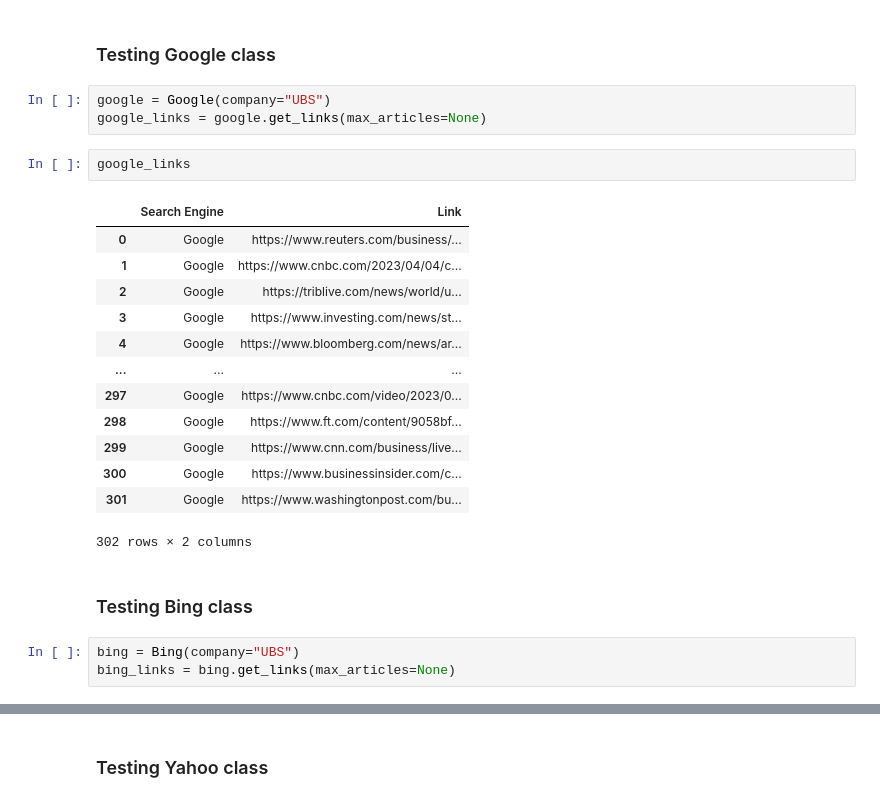
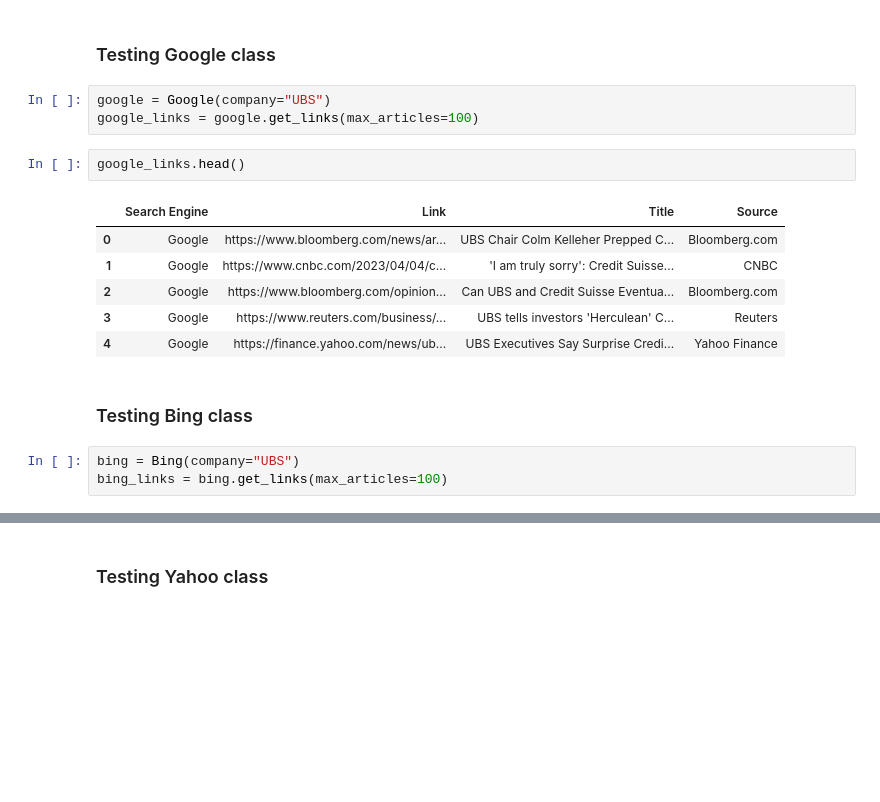
Before and after one commit to CAPSTONE-MIBA-G03/MIBA-2023-CAPSTONE-RB-NLP, a Jupyter notebook: etl-pipeline/Testing.ipynb, the cells around one changed output, grey strips where cells are left out. Cells and saved outputs as stored; diff of their text form; blank space fills up the shorter version.

```diff
--- a/etl-pipeline/Testing.ipynb
+++ b/etl-pipeline/Testing.ipynb
@@ -25,26 +25,19 @@ from link_extractor import Google, Bing, Yahoo
 ### Testing Google class
 # %%
 google = Google(company="UBS")
-google_links = google.get_links(max_articles=None)
+google_links = google.get_links(max_articles=100)
 # %%
-google_links
+google_links.head()
 # %% [output]
-|  | Search Engine | Link |
-| 0 | Google | https://www.reuters.com/business/... |
-| 1 | Google | https://www.cnbc.com/2023/04/04/c... |
-| 2 | Google | https://triblive.com/news/world/u... |
-| 3 | Google | https://www.investing.com/news/st... |
-| 4 | Google | https://www.bloomberg.com/news/ar... |
-| ... | ... | ... |
-| 297 | Google | https://www.cnbc.com/video/2023/0... |
-| 298 | Google | https://www.ft.com/content/9058bf... |
-| 299 | Google | https://www.cnn.com/business/live... |
-| 300 | Google | https://www.businessinsider.com/c... |
-| 301 | Google | https://www.washingtonpost.com/bu... |
+|  | Search Engine | Link | Title | Source |
+| 0 | Google | https://www.bloomberg.com/news/ar... | UBS Chair Colm Kelleher Prepped C... | Bloomberg.com |
+| 1 | Google | https://www.cnbc.com/2023/04/04/c... | 'I am truly sorry': Credit Suisse... | CNBC |
+| 2 | Google | https://www.bloomberg.com/opinion... | Can UBS and Credit Suisse Eventua... | Bloomberg.com |
+| 3 | Google | https://www.reuters.com/business/... | UBS tells investors 'Herculean' C... | Reuters |
+| 4 | Google | https://finance.yahoo.com/news/ub... | UBS Executives Say Surprise Credi... | Yahoo Finance |
-302 rows × 2 columns
 # %% [markdown]
 ### Testing Bing class
 # %%
 bing = Bing(company="UBS")
-bing_links = bing.get_links(max_articles=None)
+bing_links = bing.get_links(max_articles=100)
 # %%
```
Also changed, not shown: parts of 32 cells of this notebook, 2 other files.
